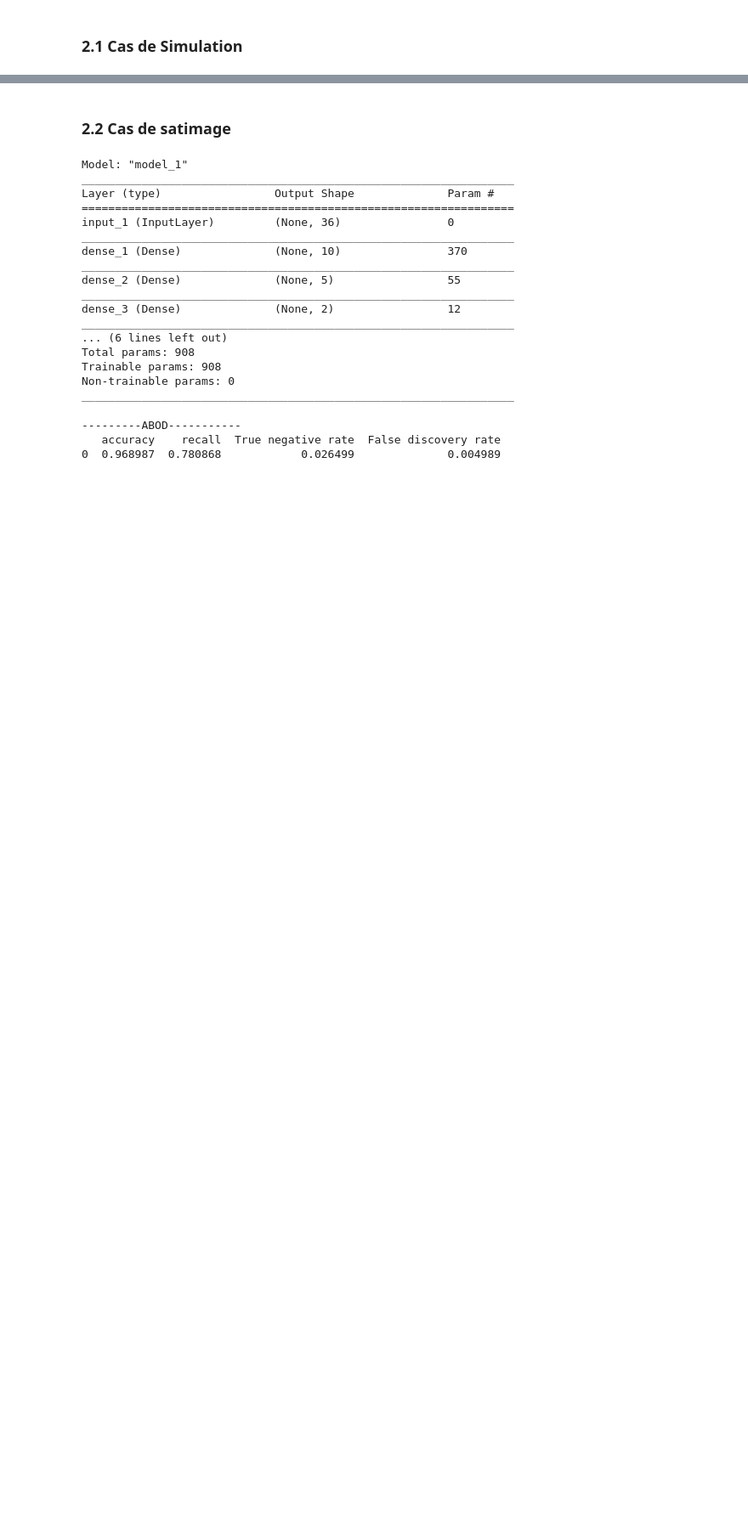
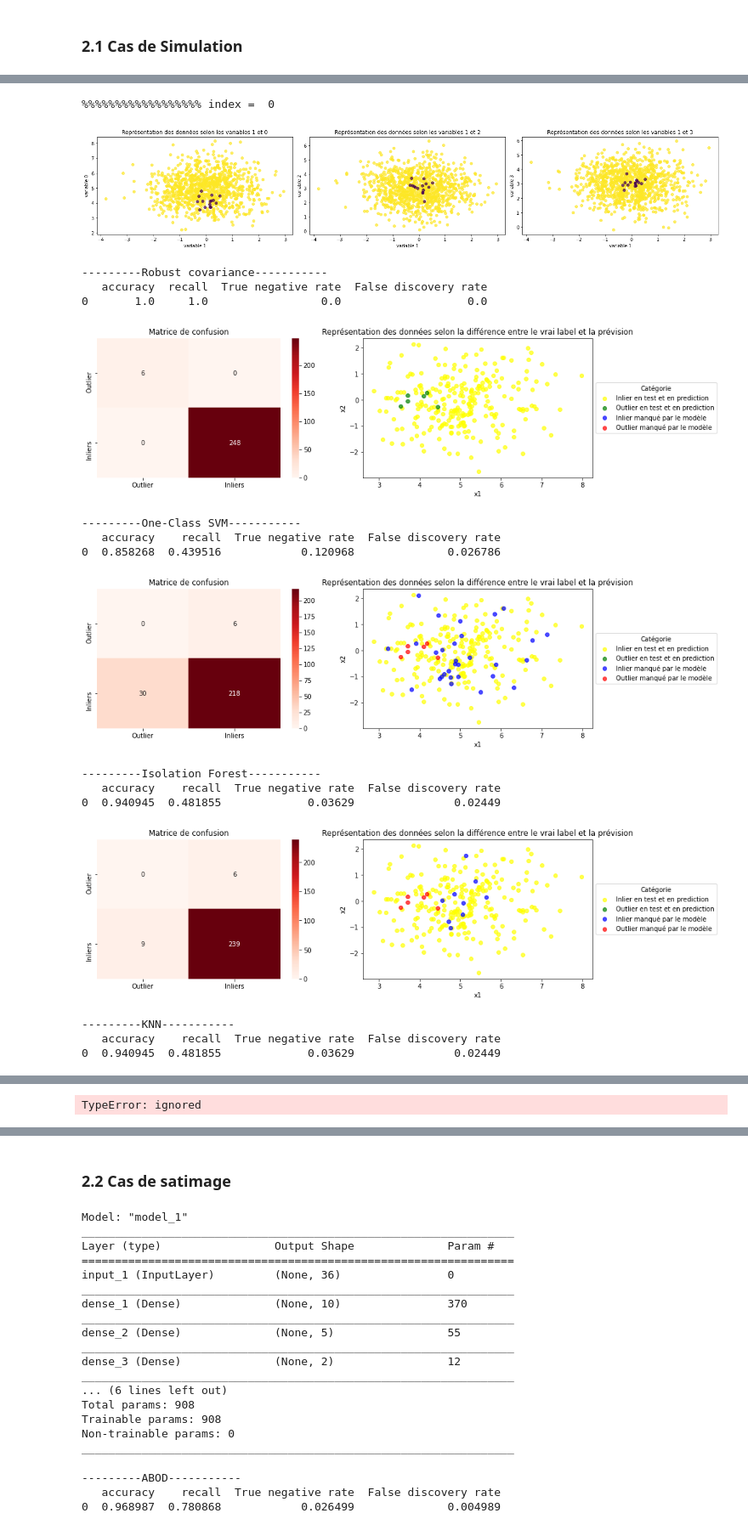
Before and after one commit to Benoitane/Detection-anomalies-et-nouveautes, a Jupyter notebook: TAA.ipynb, the cells around one changed output, grey strips where cells are left out. Shown at 85% size. Drawn from its saved outputs; the diff is of its cells as text; code cells hidden in the pictures; blank space fills up the shorter version.

```diff
--- a/TAA.ipynb
+++ b/TAA.ipynb
@@ -101,2 +151,9 @@ outlier_prop = 0.03
 # %% [markdown]
 ### 2.1 Cas de Simulation
+# %%
+# Definition de l'autoencoder
+input_dim = nb_var
+autoencoder=CustomAutoencoder(input_dim)
+nb_epoch = config["nb_epoch"]
+batch_size = config["batch_size"]
+autoencoder.compile(optimizer='adam', loss='mse' )
@@ -102,0 +178,10 @@ outlier_prop = 0.03
+# %%
+anomaly_algorithms_simul = [
+    ("Robust covariance", EllipticEnvelope(contamination=outlier_prop)),
+    ("One-Class SVM", OneClassSVM(nu=outlier_prop, kernel="rbf", gamma=0.0001)),
+    ("Isolation Forest", IsolationForest(n_estimators=300, max_samples = 600, contamination=outlier_prop, max_features=30, random_state=42)),
+    ("KNN", KNN(contamination = outlier_prop, n_neighbors=30)),
+    ("Deep MLP", autoencoder),
+    ("Local Outlier Factor", LocalOutlierFactor(n_neighbors=15, contamination=outlier_prop))
+    ]
+algo_particuliers = ["KNN","Local Outlier Factor","Deep MLP","Robust covariance"]
@@ -102,0 +190,30 @@ outlier_prop = 0.03
+# %%
+for index in range(len(gaussian_anomaly_list)):
+    print("%%%%%%%%%%%%%%%%%% index = ",index)
+    X = np.concatenate([X_normal,gaussian_anomaly_list[index]])
+    y = np.concatenate([np.ones(nb_var),-np.ones(nb_outlier)])
+
+    plot_var_in_out(X,y,1,0,2,3)
+
+    X_train, X_test, y_train, y_test = train_test_split(X, y, test_size=0.25, random_state=42)
+
+    for name, algorithm in anomaly_algorithms_simul:
+        AlgoTrainPredict(name, algorithm, algo_particuliers, X_train, X_test, y_test, config, scale="MinMax",var1=0,var2=1)
+# %% [output]
+%%%%%%%%%%%%%%%%%% index =  0
+[figure, added]
+---------Robust covariance-----------
+   accuracy  recall  True negative rate  False discovery rate
+0       1.0     1.0                 0.0                   0.0
+[figure, added]
+---------One-Class SVM-----------
+   accuracy    recall  True negative rate  False discovery rate
+0  0.858268  0.439516            0.120968              0.026786
+[figure, added]
+---------Isolation Forest-----------
+   accuracy    recall  True negative rate  False discovery rate
+0  0.940945  0.481855             0.03629               0.02449
+[figure, added]
+---------KNN-----------
+   accuracy    recall  True negative rate  False discovery rate
+0  0.940945  0.481855             0.03629               0.02449
@@ -102,0 +221 @@ outlier_prop = 0.03
+TypeError: ignored
```
Also changed, not shown: parts of 22 cells of this notebook, 3 other files.
